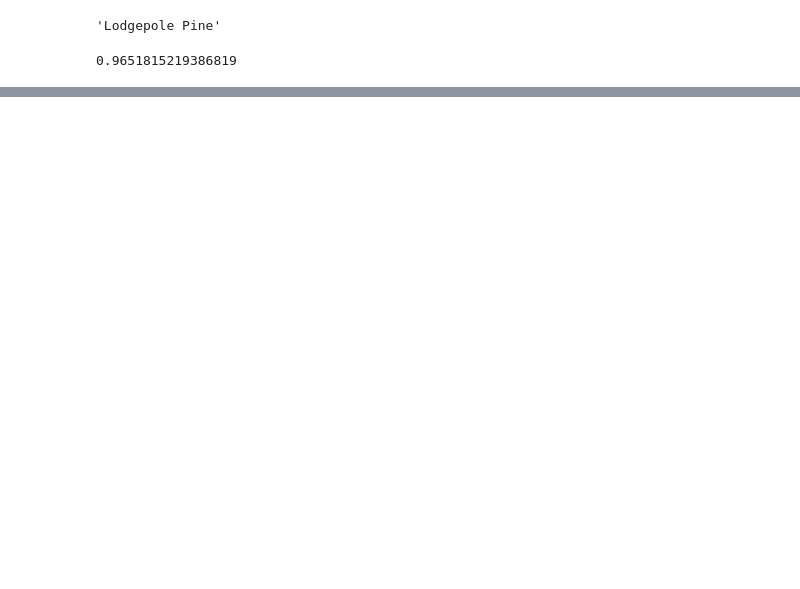
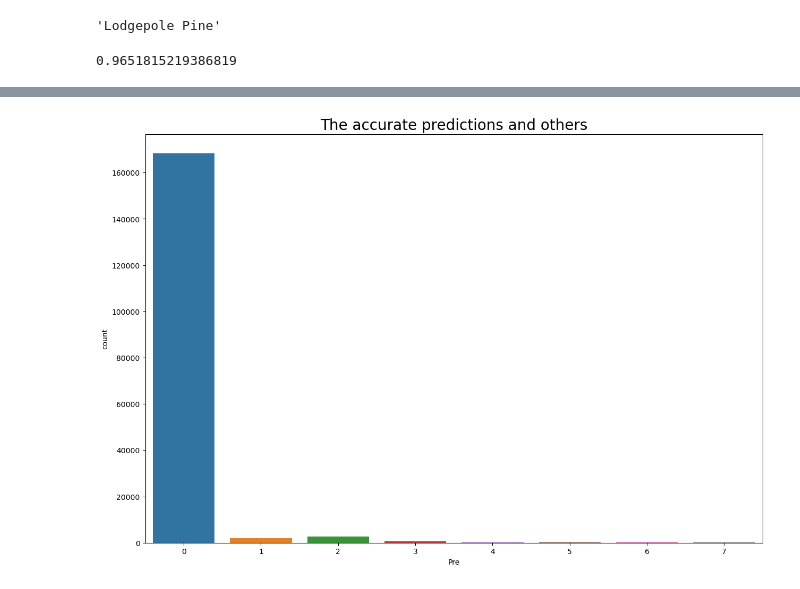
Before and after one commit to Piyushh69/Forest-Cover-Type-Prediction, a Jupyter notebook: Forest_cover_type.ipynb, the cells around one changed output, grey strips where cells are left out. Drawn from its saved outputs; the diff is of its cells as text; code cells hidden in the pictures; blank space fills up the shorter version.

```diff
--- a/Forest_cover_type.ipynb
+++ b/Forest_cover_type.ipynb
@@ -262,0 +271,6 @@ knn.score(x_test,y_test)
+# %%
+predicted = knn.predict(x_test)
+# %%
+predicted
+pre = pd.DataFrame(data=predicted, columns=['Pre'])
+pre
@@ -262,0 +291,4 @@ knn.score(x_test,y_test)
+# %%
+Y_test = pd.DataFrame(data=y_test)
+yy_test = Y_test.reset_index()
+yy_test.drop(columns=['index'])
@@ -262,0 +309,20 @@ knn.score(x_test,y_test)
+# %%
+hold = pd.DataFrame(columns=['Pre'])
+a = []
+counter = 0
+for i in range(0,174304):
+    if pre['Pre'][i] != yy_test['Cover_Type'][i]:
+        a.append(pre['Pre'][i])
+        counter = counter + 1
+    else:
+        a.append(0)
+        counter = counter + 1
+
+hold['Pre'] = a
+A = range(0,174304)
+plt.figure(figsize=(15,10))
+sns.countplot(x='Pre', data=hold)
+plt.title('The accurate predictions and others', fontsize=20)
+plt.show()
+# %% [output]
+[figure, added]
```
Also changed, not shown: parts of 7 cells of this notebook, 1 other file.
